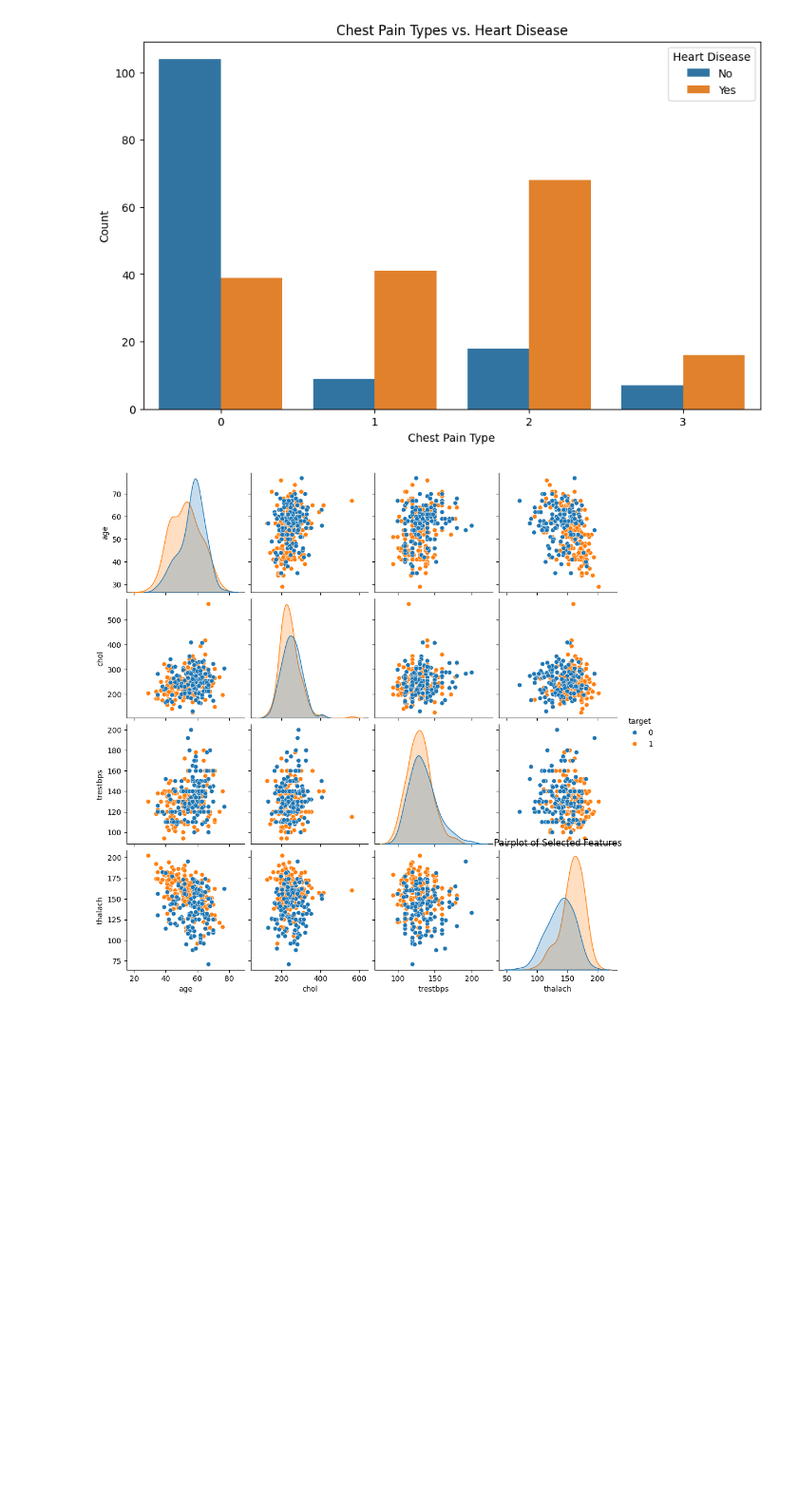
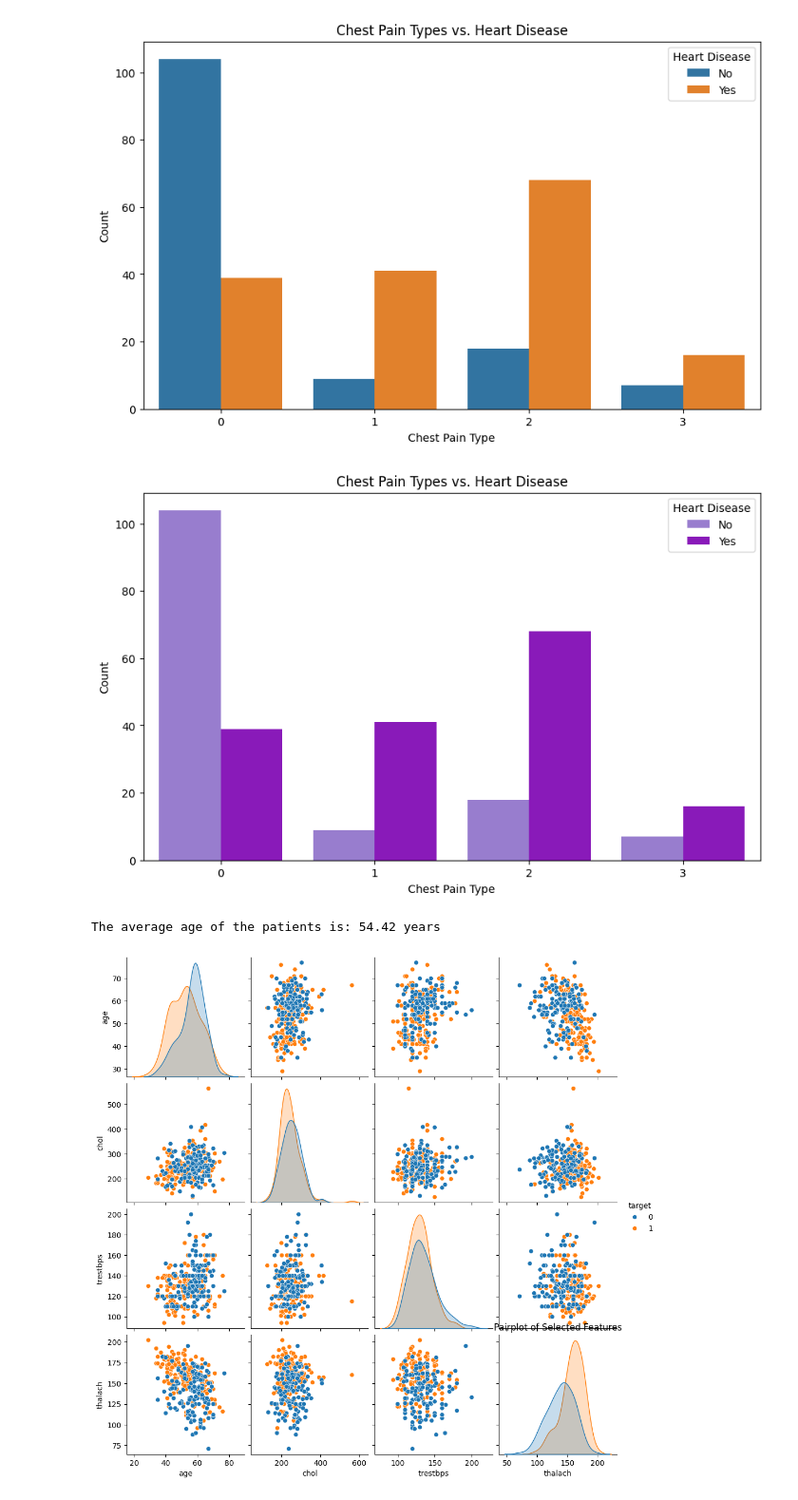
Before and after one commit to ninapeak10/DT480-Research, a Jupyter notebook: Heart Health.ipynb, the cells around one changed output. Shown at 95% size. Drawn from its saved outputs; the diff is of its cells as text; code cells hidden in the pictures; blank space fills up the shorter version.

```diff
--- a/Heart Health.ipynb
+++ b/Heart Health.ipynb
@@ -201,6 +199,24 @@ plt.legend(title='Heart Disease', labels=['No', 'Yes'])
 plt.show()
 # %% [output]
 [figure]
+# %%
+plt.figure(figsize=(10, 6))
+palette = {0: '#9370DB', 1: '#9400D3'}
+sns.countplot(x='cp', hue='target', data=heart, palette=palette)
+
+plt.title('Chest Pain Types vs. Heart Disease')
+plt.xlabel('Chest Pain Type')
+plt.ylabel('Count')
+plt.legend(title='Heart Disease', labels=['No', 'Yes'])
+plt.show()
+# %% [output]
+[figure, added]
+# %%
+average_age = heart['age'].mean()
+
+print(f"The average age of the patients is: {average_age:.2f} years")
+# %% [output]
+The average age of the patients is: 54.42 years
 # %%
 sns.pairplot(heart, hue='target', vars=['age', 'chol', 'trestbps', 'thalach'])
 plt.title('Pairplot of Selected Features')
```
Also changed, not shown: parts of 7 cells of this notebook, 1 other file.
